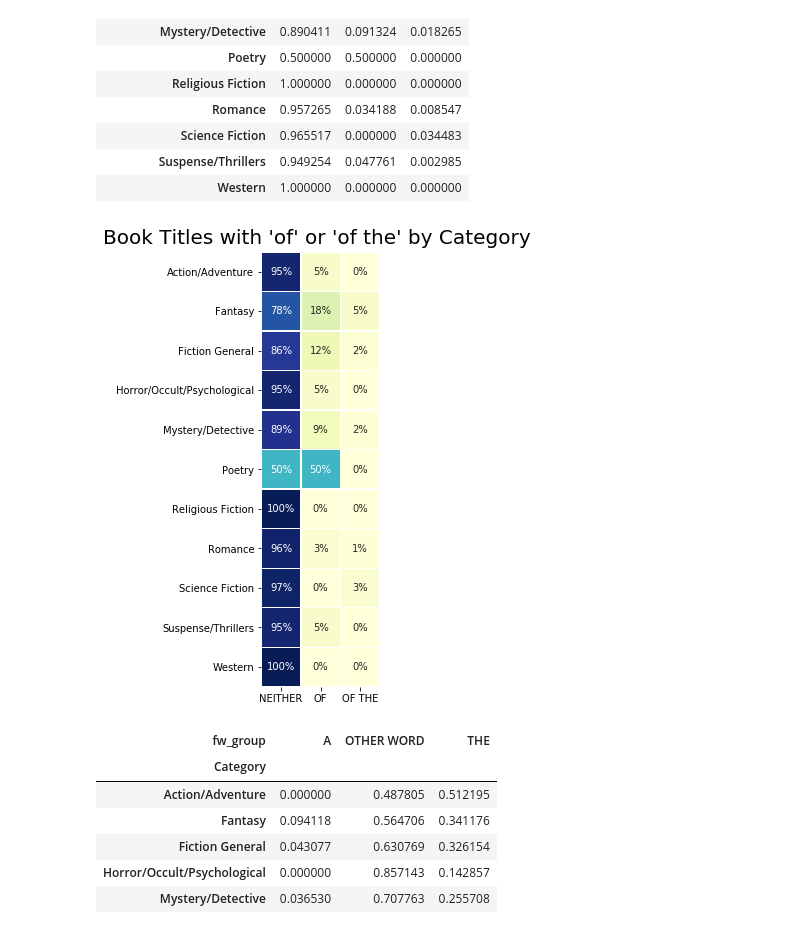
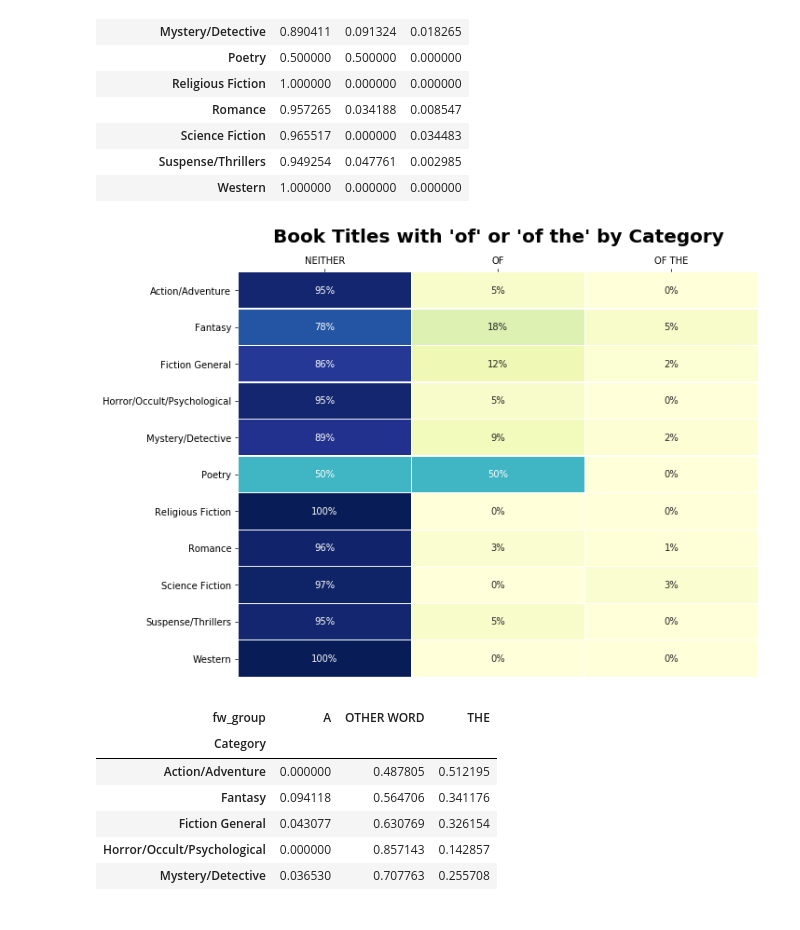
Before and after one commit to krsmith/DS1-Sprint1-Project-NYTimesBooks, a Jupyter notebook: Books_2.ipynb, the cells around one changed output. Cells and saved outputs as stored; diff of their text form; code cells hidden in the pictures.

```diff
--- a/Books_2.ipynb
+++ b/Books_2.ipynb
@@ -661,15 +683,17 @@ new_ct
 # %%
 fig, ax = plt.subplots(figsize=(10,8))
 
 sns.heatmap(new_ct,annot=True,cmap="YlGnBu",linewidths=.3,vmin=0,vmax=1,
-            fmt='.0%',cbar=False,square=True)
+            fmt='.0%',cbar=False)
 
-plt.text(-4,-.2,s="Book Titles with 'of' or 'of the' by Category",fontsize=20)
+plt.text(.2,-.8,s="Book Titles with 'of' or 'of the' by Category",fontsize=20, weight='bold')
 
 plt.xlabel('')
-plt.ylabel('');
+plt.ylabel('')
+ax.xaxis.tick_top() # x axis on top
+ax.xaxis.set_label_position('top');
 # %% [output]
-[figure, old version]
+[figure, new version]
 # %%
 new_fw = pd.crosstab(new_fiction['Category'],new_fiction['fw_group'],normalize='index')
 new_fw
```
Also changed, not shown: parts of 2 cells of this notebook.
